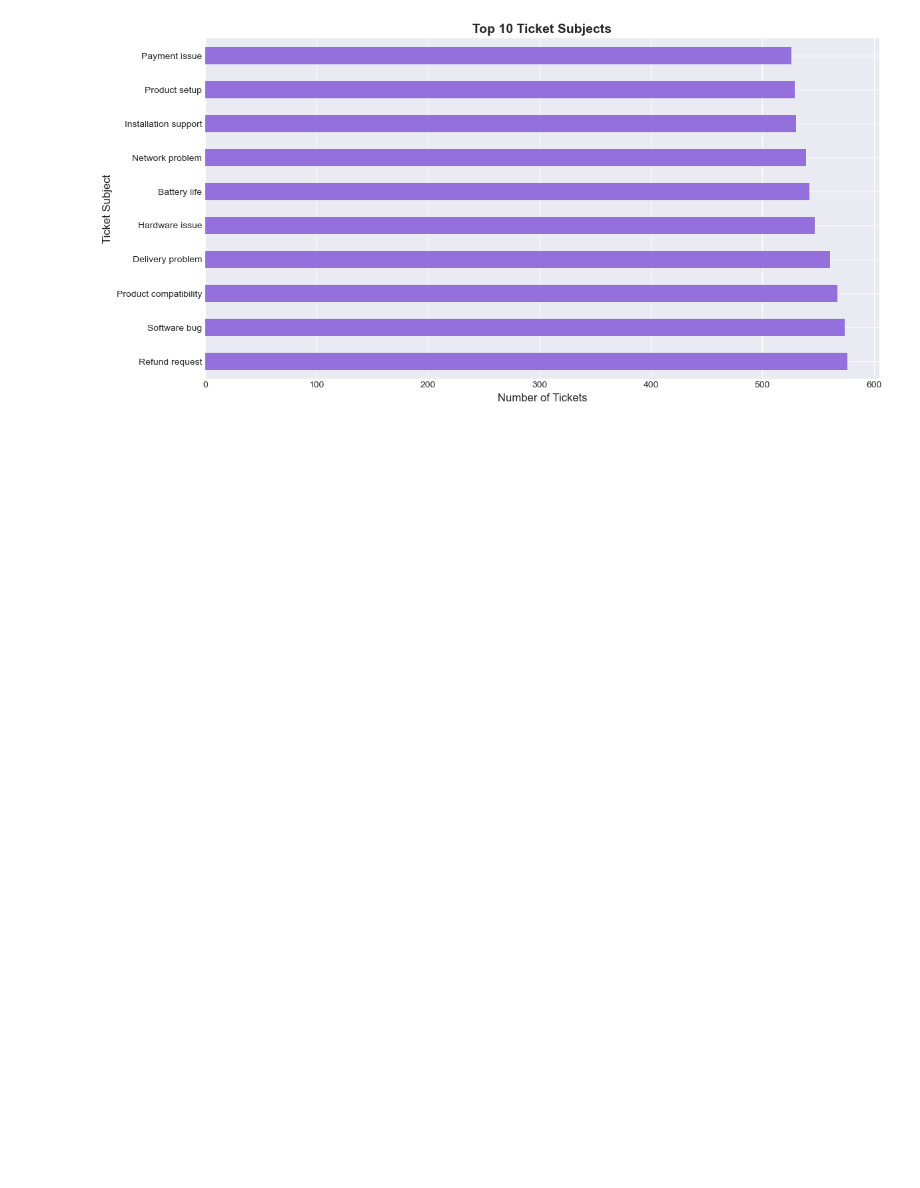
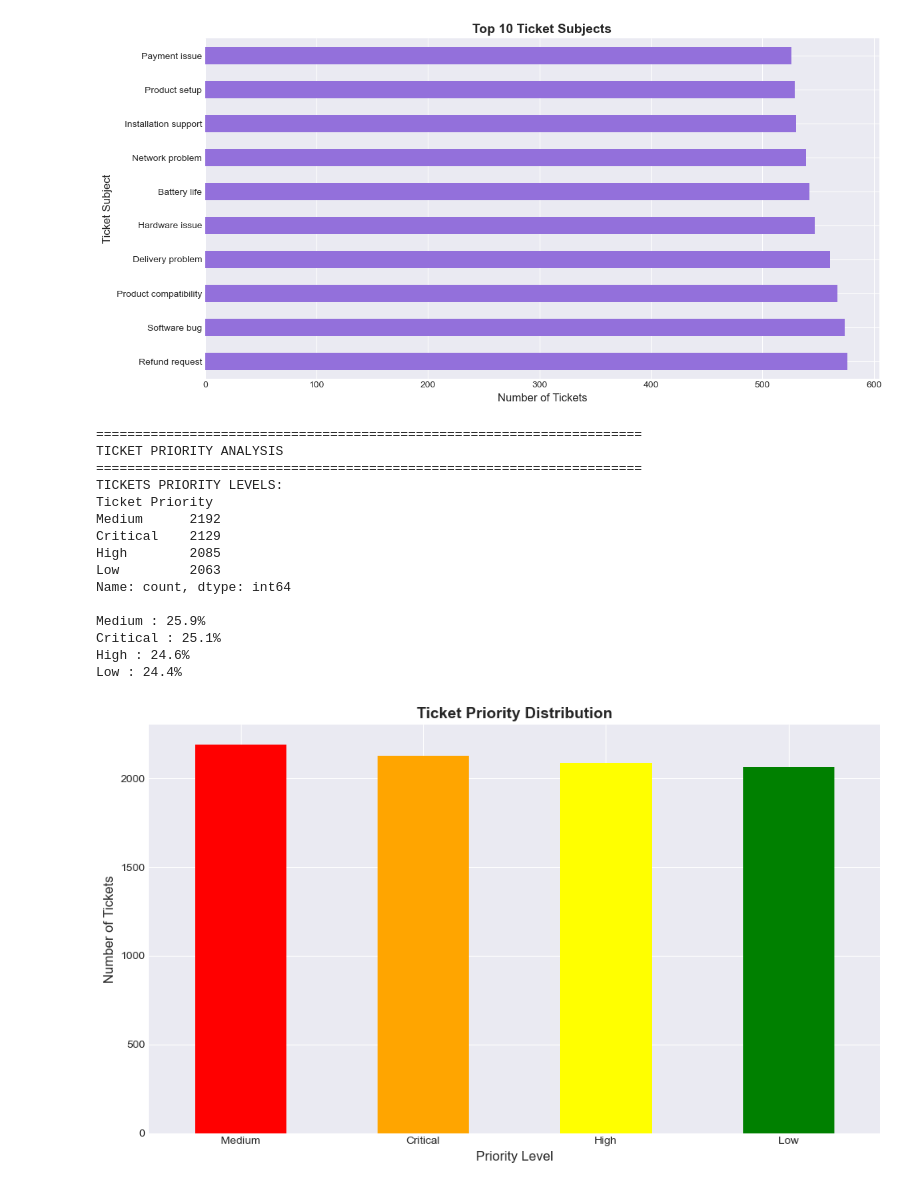
Before and after one commit to HoodaVishal/Intelligent-Customer-Support-System, a Jupyter notebook: notebooks/01_Data_Exploration.ipynb, the cells around one changed output. Drawn from its saved outputs; the diff is of its cells as text; code cells hidden in the pictures; blank space fills up the shorter version.

```diff
--- a/notebooks/01_Data_Exploration.ipynb
+++ b/notebooks/01_Data_Exploration.ipynb
@@ -346,3 +346,46 @@ Product setup            529
 Payment issue            526
 Name: count, dtype: int64
 [figure]
+# %%
+# Ticket Priority Analysis
+print('=' * 70)
+print('TICKET PRIORITY ANALYSIS')
+print('=' * 70)
+
+if 'Ticket Priority' in tickets.columns:
+    print('TICKETS PRIORITY LEVELS:')
+    priority_counts = tickets['Ticket Priority'].value_counts()
+    print(priority_counts)
+    print()
+
+    # Percentages
+    for priority, count in priority_counts.items():
+        pct = (count / len(tickets)) * 100
+        print(f"{priority} : {pct:.1f}%")
+
+    # Visualization
+    plt.figure(figsize = (10, 6))
+    priority_counts.plot(kind = 'bar', color = ['red', 'orange', 'yellow', 'green'])
+    plt.title('Ticket Priority Distribution', fontsize = 14, fontweight = 'bold')
+    plt.xlabel('Priority Level', fontsize = 12)
+    plt.ylabel('Number of Tickets', fontsize = 12)
+    plt.xticks(rotation = 0)
+    plt.tight_layout()
+    plt.show()
+# %% [output]
+======================================================================
+TICKET PRIORITY ANALYSIS
+======================================================================
+TICKETS PRIORITY LEVELS:
+Ticket Priority
+Medium      2192
+Critical    2129
+High        2085
+Low         2063
+Name: count, dtype: int64
+
+Medium : 25.9%
+Critical : 25.1%
+High : 24.6%
+Low : 24.4%
+[figure, added]
```
